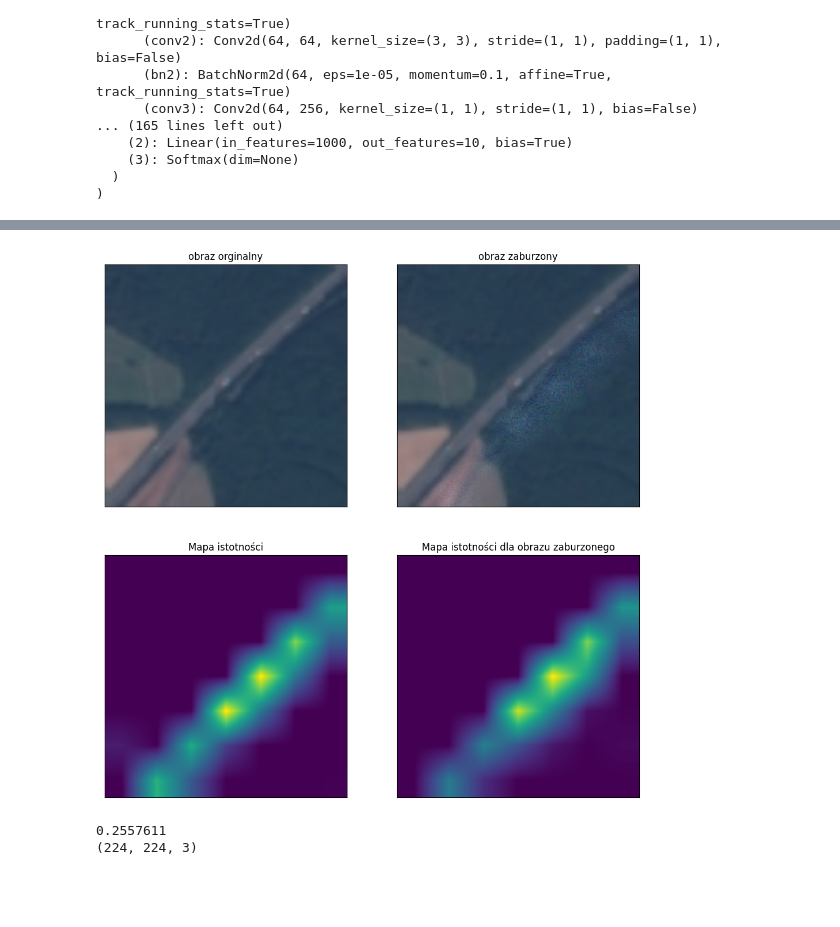
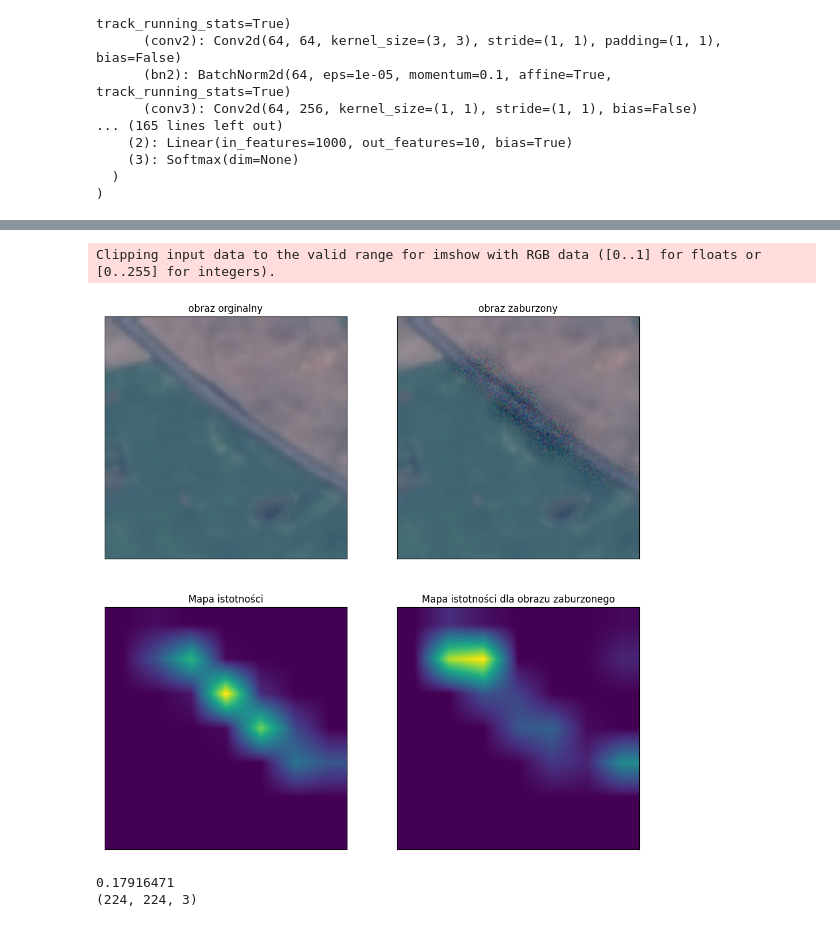
Before and after one commit to MichalMichniak/analysis-of-significance-areas, a Jupyter notebook: faithfulness_metrics.ipynb, the cells around one changed output, grey strips where cells are left out. Drawn from its saved outputs; the diff is of its cells as text; code cells hidden in the pictures; blank space fills up the shorter version.

```diff
--- a/faithfulness_metrics.ipynb
+++ b/faithfulness_metrics.ipynb
@@ -103,11 +103,16 @@ from pytorch_grad_cam.utils.model_targets import ClassifierOutputTarget
 from pytorch_grad_cam.utils.image import show_cam_on_image
 import matplotlib.pyplot as plt
 import numpy as np
-from src.faithfulness.perturbation import eurosat_perturbation, thr_fc, thr_fc_bin
+from src.faithfulness.perturbation import eurosat_perturbation, thr_fc, thr_fc_bin,eurosat_perturbation_inverted
 from src.faithfulness.silency_map import Silency_map_gen
 # model
 
-resnet50 = torch.load("finished\\ResNet50\\resnet50_model.pth")
+resnet50 = torch.load("finished\\ResNet50_new\\resnet50_model.pth")
+fc_ = list(resnet50.fc)
+fc_.append(torch.nn.Softmax(dim=1))
+resnet50.fc = torch.nn.Sequential(*fc_)
+resnet50.eval()
+
 resnet50.cuda()
 
 # dataset:
@@ -156,33 +161,34 @@ torch.Size([1, 3, 224, 224])
 # %%
-nr = 2
-sl , pert_sl = sil_gen.get_pair_sailency(nr)
+nr = 5
+sl , pert_sl = sil_gen.get_pair_sailency(nr,perturbation_func=eurosat_perturbation_inverted)
 mask = thr_fc(sl)
 input_tensor = eurosat_perturbation(sil_gen.ds[nr][0],mask).unsqueeze(0).cuda()
 minimum = torch.min(input_tensor)
 maximum = torch.max(input_tensor)
 
 fig,ax = plt.subplots(2,2)
 fig.set_size_inches(12,12)
 ax[1,0].imshow(sl)
 ax[1,0].set_xticks([])
 ax[1,0].set_yticks([])
 ax[1,0].set_title(f"Mapa istotności")
 ax[1,1].imshow(pert_sl)
 ax[1,1].set_title(f"Mapa istotności dla obrazu zaburzonego")
 ax[1,1].set_xticks([])
 ax[1,1].set_yticks([])
 ax[0,0].imshow(torch.transpose((sil_gen.ds[nr][0].T+1)/2,1,0).numpy())
 ax[0,0].set_title(f"obraz orginalny")
 ax[0,0].set_xticks([])
 ax[0,0].set_yticks([])
 ax[0,1].imshow(torch.transpose((input_tensor[0].T.cpu()+1)/2,1,0).numpy())
 ax[0,1].set_title(f"obraz zaburzony")
 ax[0,1].set_xticks([])
 ax[0,1].set_yticks([])
 plt.show()
 print(np.max(torch.transpose((input_tensor[0].T.cpu()+1)/2,1,0).numpy()-torch.transpose((sil_gen.ds[nr][0].T+1)/2,1,0).numpy()))
 print(torch.transpose((input_tensor[0].T.cpu()+1)/2,1,0).numpy().shape)
 # %% [output]
+Clipping input data to the valid range for imshow with RGB data ([0..1] for floats or [0..255] for integers).
-[figure, old version]
+[figure, new version]
-0.2557611
-(224, 224, 3)
+0.17916471
+(224, 224, 3)
```
Also changed, not shown: parts of 14 cells of this notebook, 15 other files.
